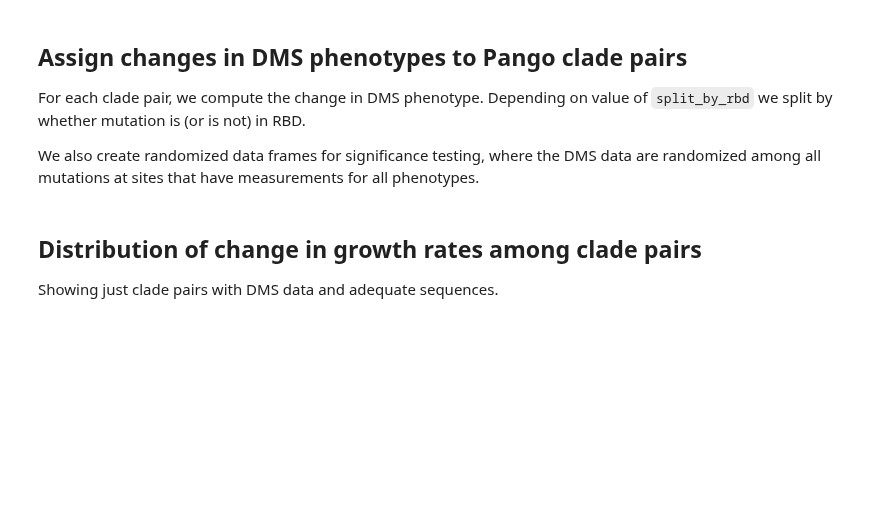
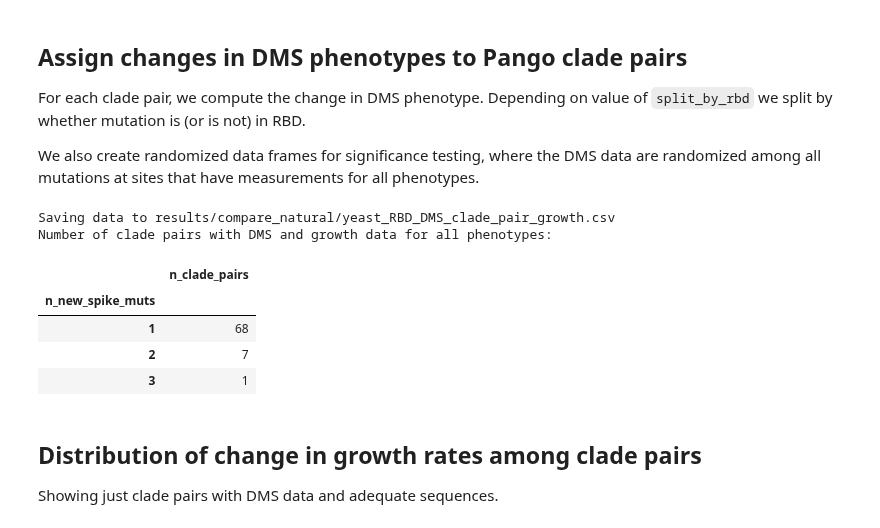
Before and after one commit to dms-vep/SARS-CoV-2_XBB.1.5_spike_DMS, a Jupyter notebook: notebooks/compare_natural.ipynb, the cells around one changed output. Cells and saved outputs as stored; diff of their text form; code cells hidden in the pictures; blank space fills up the shorter version.

```diff
--- a/notebooks/compare_natural.ipynb
+++ b/notebooks/compare_natural.ipynb
@@ -324,41 +385,42 @@ pango_pair_dms_growth_df = (
 pango_pair_dms_growth_df_rand = pd.concat(
     [
         (
             pango_pair_growth_df
             # to add multiple columns: https://stackoverflow.com/a/46814360
             .apply(
                 lambda cols: pd.concat(
                     [cols, pd.Series(muts_dms(cols["spike_new_muts_list"], d))]
                 ),
                 axis=1,
             )
             .drop(columns="spike_new_muts_list")
             # remove any clade pairs for which we don't have DMS data for all phenotypes
             .query(" and ".join(f"`{p}`.notnull()" for p in phenotypes))
             .reset_index(drop=True)
             .assign(randomization=i_random)
         )
         for (i_random, d) in dms_data_rand_dict.items()
     ],
     ignore_index=True,
 )
 
 print(f"Saving data to {pair_growth_dms_csv}")
 pango_pair_dms_growth_df.to_csv(pair_growth_dms_csv, float_format="%.5g", index=False)
 
 print("Number of clade pairs with DMS and growth data for all phenotypes:")
 display(
     pango_pair_dms_growth_df
-    .assign(
-        **{
-            f"at least {min_sequences} sequences": lambda x: (
-                x[["n_sequences", "parent_n_sequences"]].min(axis=1) >= min_sequences
-            )
-        }
-    )
-    .groupby([f"at least {min_sequences} sequences", "only_new_muts_are_spike", "n_new_spike_muts"])
+    .groupby("n_new_spike_muts")
     .aggregate(n_clade_pairs=pd.NamedAgg("clade", "count"))
 )
+# %% [output]
+Saving data to results/compare_natural/yeast_RBD_DMS_clade_pair_growth.csv
+Number of clade pairs with DMS and growth data for all phenotypes:
+|  | n_clade_pairs |
+| n_new_spike_muts |  |
+| 1 | 68 |
+| 2 | 7 |
+| 3 | 1 |
 # %% [markdown]
 ## Distribution of change in growth rates among clade pairs
 Showing just clade pairs with DMS data and adequate sequences.
```
Also changed, not shown: parts of 16 cells of this notebook, 2 other files.
